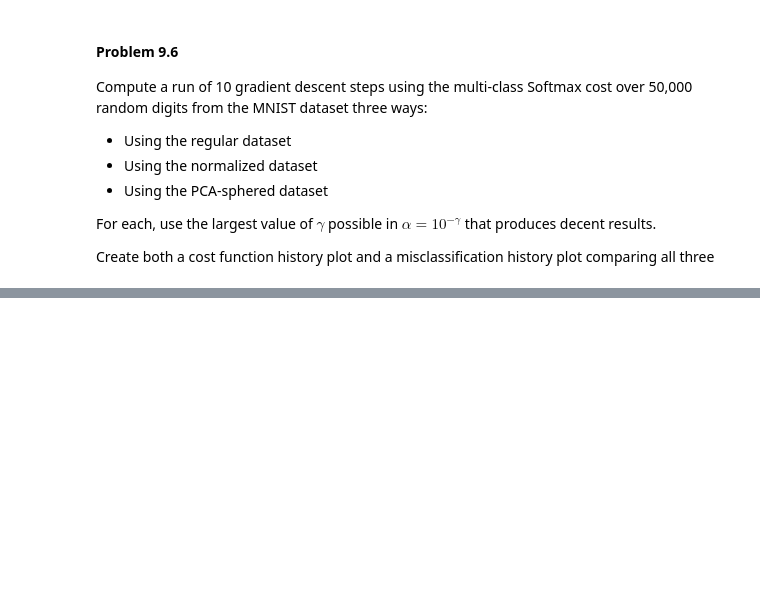
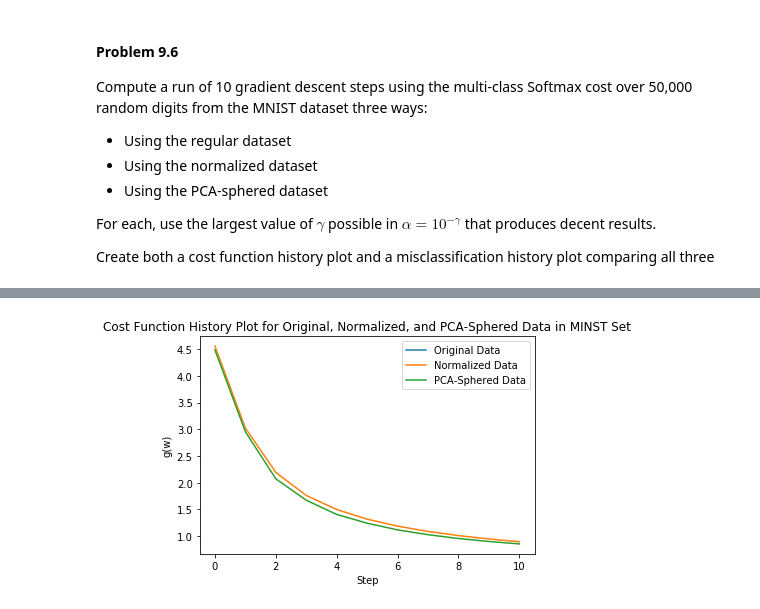
Before and after one commit to chrisxmiller/class1819, a Jupyter notebook: 18FA_EECS495_MLOPT/HW3/Chapter 9 Assignments.ipynb, the cells around one changed output, grey strips where cells are left out. Drawn from its saved outputs; the diff is of its cells as text; code cells hidden in the pictures; blank space fills up the shorter version.

```diff
--- a/18FA_EECS495_MLOPT/HW3/Chapter 9 Assignments.ipynb
+++ b/18FA_EECS495_MLOPT/HW3/Chapter 9 Assignments.ipynb
@@ -176,0 +192,6 @@ Create both a cost function history plot and a misclassification history plot co
+# %%
+# sample indices
+num_sample = 50000
+inds = np.random.permutation(y.shape[1])[:num_sample]
+x_sample = x[:,inds]
+y_sample = y[:,inds]
@@ -176,0 +283,27 @@ Create both a cost function history plot and a misclassification history plot co
+# %%
+# Now, run the gradient descents - from the HW2 solution (mostly)
+#Params
+g = multiclass_softmax
+max_its = 10
+N = x_sample.shape[0]
+C = len(np.unique(y_sample))
+w = 0.1*np.random.randn(N+1,C)
+# %%
+#The Descents:
+
+# make first run
+alpha = 10**(-100)
+weight_history_1,chx1 = gradient_descent(g,w,x,y_sample,alpha,max_its)
+print(chx1)
+
+
+# make second run
+alpha = 10**(-1)
+weight_history_2,chx2 = gradient_descent(g,w,x_norm,y_sample,alpha,max_its)
+print(chx2)
+
+
+# make second run
+alpha = 10**(-1)
+weight_history_3,chx3 = gradient_descent(g,w,x_PCAd,y_sample,alpha,max_its)
+print(chx3)
@@ -176,0 +314,13 @@ Create both a cost function history plot and a misclassification history plot co
+# %%
+#Plot the cost function history
+#Plot solutions
+plt.plot(list(range(0,len(chx1),1)), chx1)
+plt.plot(list(range(0,len(chx2),1)), chx2)
+plt.plot(list(range(0,len(chx3),1)), chx3)
+plt.xlabel('Step')
+plt.ylabel('g(w)')
+plt.legend(['Original Data', 'Normalized Data', 'PCA-Sphered Data'])
+plt.title('Cost Function History Plot for Original, Normalized, and PCA-Sphered Data in MINST Set')
+plt.show()
+# %% [output]
+[figure, added]
```
Also changed, not shown: parts of 7 cells of this notebook, 1 other file.
